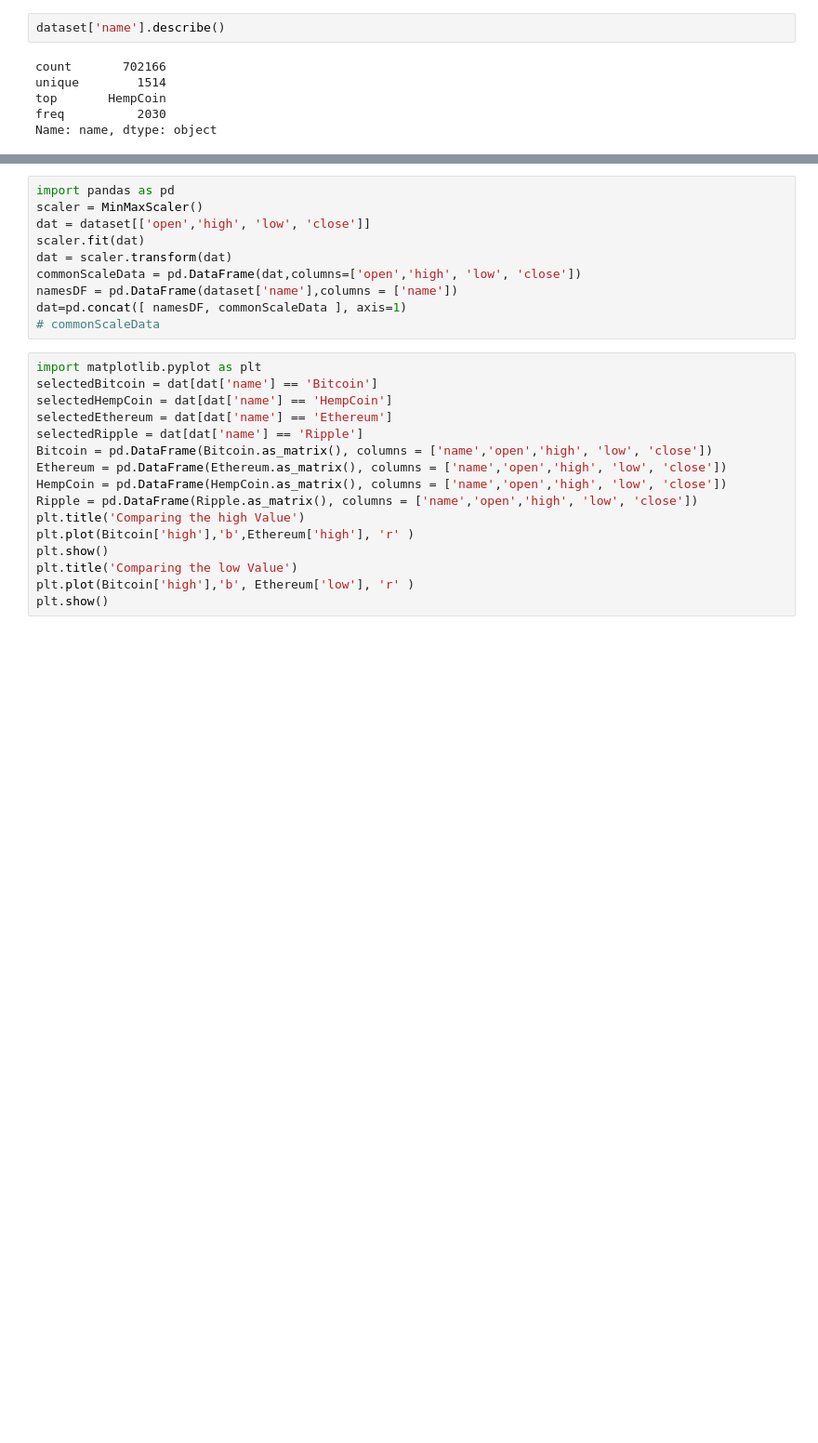
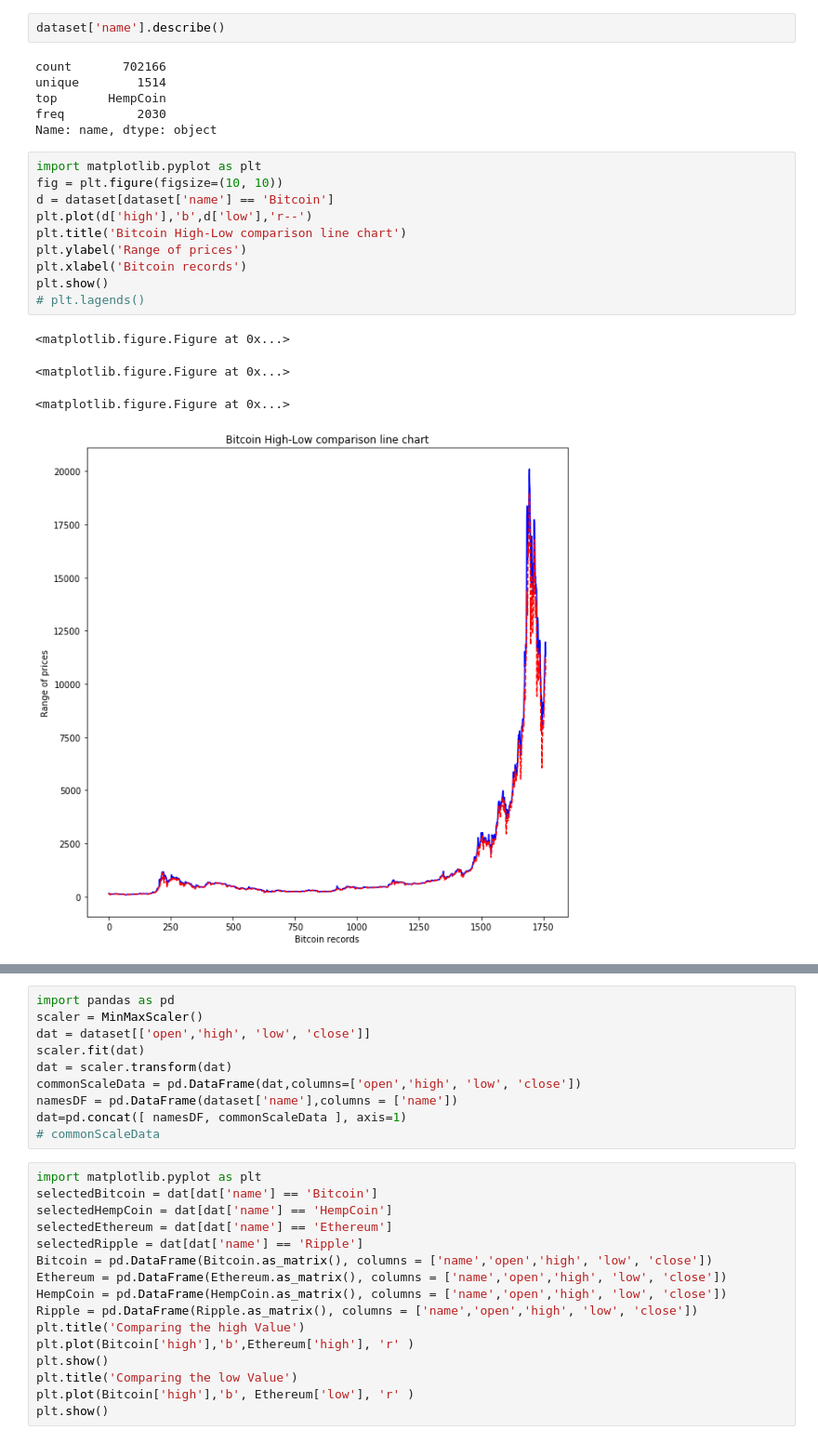
Before and after one commit to sabbirahmad/cryptocurrency-analysis, a Jupyter notebook: LineGraphAnalysis.ipynb, the cells around one changed output, grey strips where cells are left out. Shown: that part at 93% size. Saved outputs shown, nothing was run; the diff lists cells and outputs as text; blank space fills up the shorter version.

Commit message:
Improved line graphs
1) dropped NA values
2) added legends
3) added labels

```diff
--- a/LineGraphAnalysis.ipynb
+++ b/LineGraphAnalysis.ipynb
@@ -62,3 +62,18 @@ unique        1514
 top       HempCoin
 freq          2030
 Name: name, dtype: object
+# %%
+import matplotlib.pyplot as plt
+fig = plt.figure(figsize=(10, 10))
+d = dataset[dataset['name'] == 'Bitcoin']
+plt.plot(d['high'],'b',d['low'],'r--')
+plt.title('Bitcoin High-Low comparison line chart')
+plt.ylabel('Range of prices')
+plt.xlabel('Bitcoin records')
+plt.show()
+# plt.lagends()
+# %% [output]
+<matplotlib.figure.Figure at 0x...>
+<matplotlib.figure.Figure at 0x...>
+<matplotlib.figure.Figure at 0x...>
+[figure, added]
```
Also changed, not shown: parts of 18 cells of this notebook.
